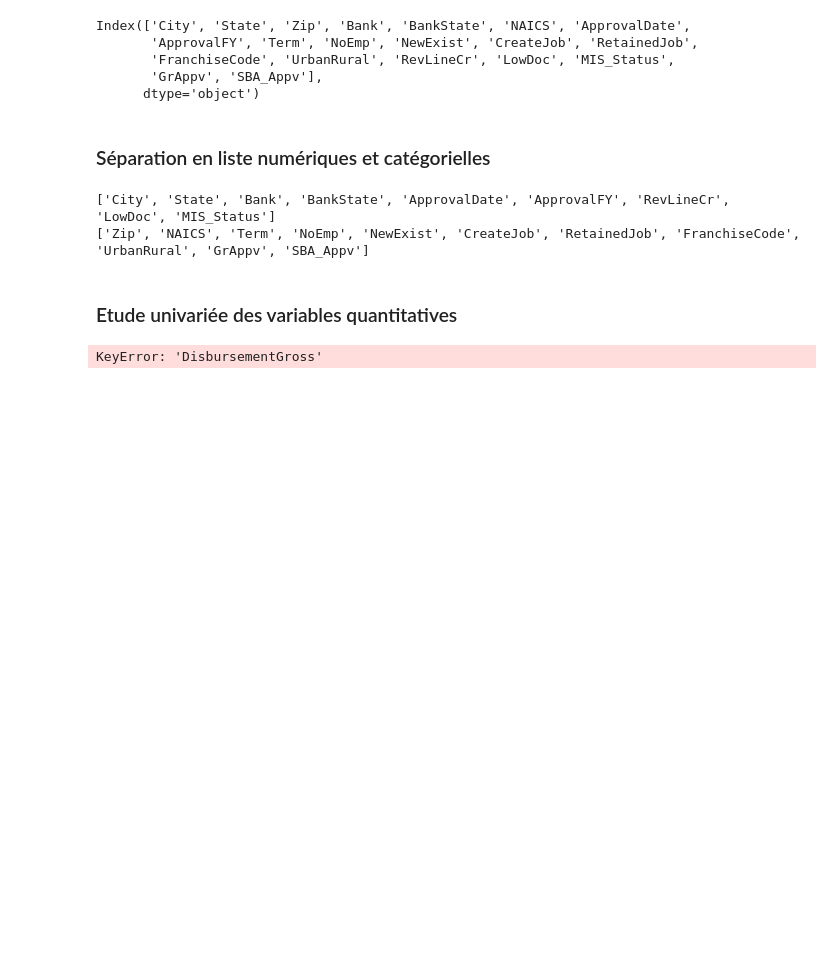
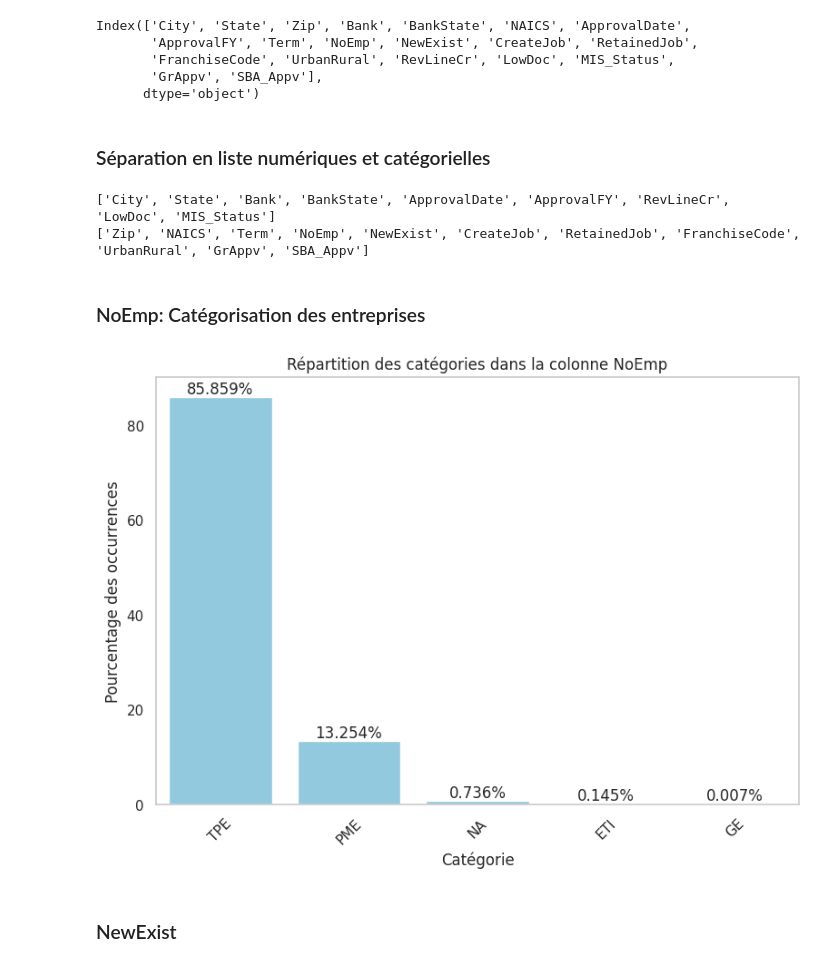
Before and after one commit to ChristianPRO1982/Projet_US_SBA, a Jupyter notebook: 02-EDA.ipynb, the cells around one changed output. Saved outputs shown, nothing was run; the diff lists cells and outputs as text; code cells hidden in the pictures; blank space fills up the shorter version.

```diff
--- a/02-EDA.ipynb
+++ b/02-EDA.ipynb
@@ -43,18 +46,8 @@ print(colonnes_numeriques)
 # %% [output]
 ['City', 'State', 'Bank', 'BankState', 'ApprovalDate', 'ApprovalFY', 'RevLineCr', 'LowDoc', 'MIS_Status']
 ['Zip', 'NAICS', 'Term', 'NoEmp', 'NewExist', 'CreateJob', 'RetainedJob', 'FranchiseCode', 'UrbanRural', 'GrAppv', 'SBA_Appv']
-# %% [markdown]
-### Etude univariée des variables quantitatives
-# %%
-
-import matplotlib.pyplot as plt
-
-# Histogramme avec Matplotlib
-plt.boxplot(df['DisbursementGross'])
-plt.title('Histogramme de DisbursementGross')
-plt.xlabel('DisbursementGross')
-plt.ylabel('Fréquence')
-plt.yscale('log')
-plt.show()
-# %% [output]
-KeyError: 'DisbursementGross'
+# %% [markdown]
+### NoEmp: Catégorisation des entreprises
+# %%
+# Convertir une colonne de chaînes de caractères en entiers
+df['NoEmp'] = df['NoEmp'].astype(int)
@@ -60,0 +76,33 @@ KeyError: 'DisbursementGross'
+# %%
+import seaborn as sns
+import matplotlib.pyplot as plt
+
+# Compter le nombre total d'entrées
+total_entries = len(df)
+
+# Compter le nombre d'occurrences de chaque catégorie
+repartition_categories = df['NoEmp'].value_counts()
+
+
+# Calculer les pourcentages
+pourcentages = (repartition_categories / total_entries) * 100
+
+# Créer le bar plot avec Seaborn
+plt.figure(figsize=(8, 6))
+sns.barplot(x=pourcentages.index, y=pourcentages.values, color='skyblue')
+plt.title('Répartition des catégories dans la colonne NoEmp')
+plt.xlabel('Catégorie')
+plt.ylabel('Pourcentage des occurrences')
+plt.xticks(rotation=45)  # Rotation des étiquettes de l'axe des x pour une meilleure lisibilité
+plt.grid(axis='y')  # Affichage de la grille sur l'axe des y
+plt.tight_layout()
+
+# Afficher les pourcentages sur l'axe des ordonnées
+for i, pourcentage in enumerate(pourcentages):
+    plt.text(i, pourcentage, f'{pourcentage:.3f}%', ha='center', va='bottom')
+
+plt.show()
+# %% [output]
+[figure, added]
+# %% [markdown]
+### NewExist
```
Also changed, not shown: parts of 18 cells of this notebook.
